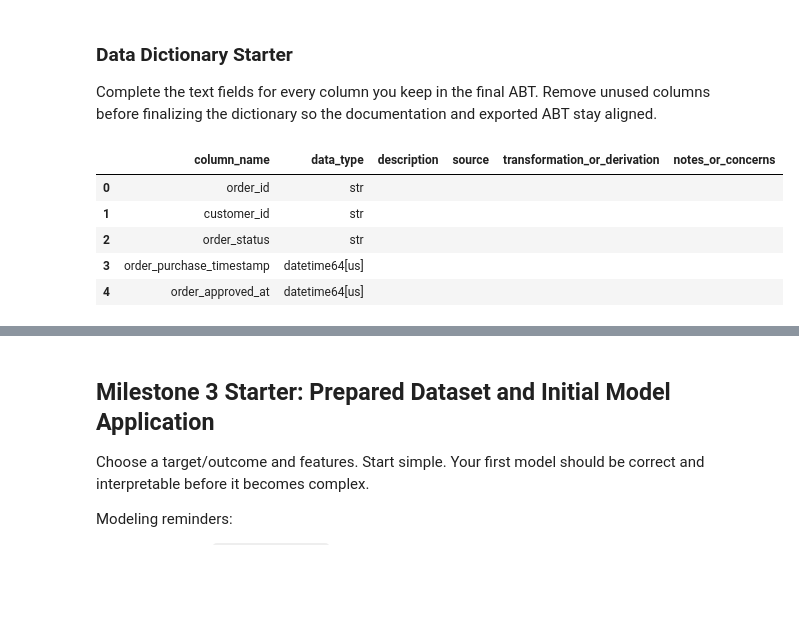
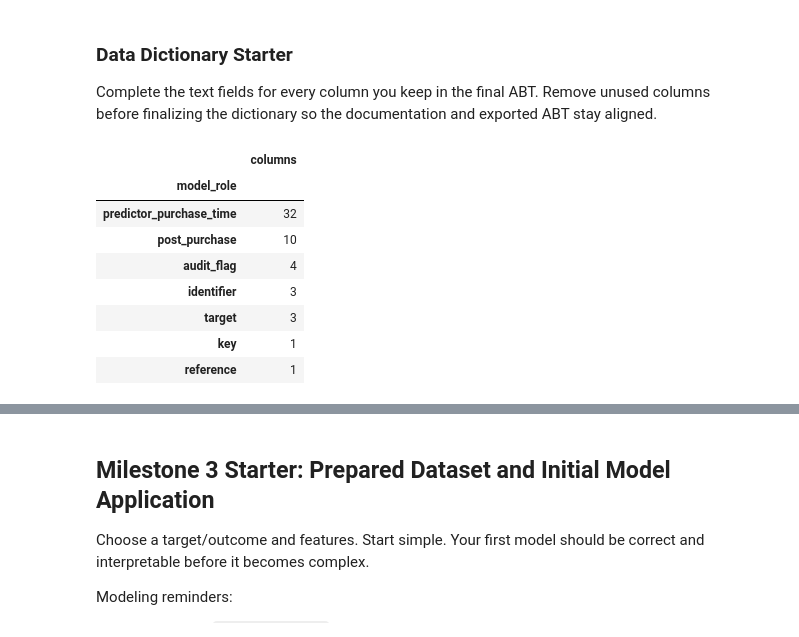
Before and after one commit to BenMLaw/ban6003-project-option-2-olist-BenMLaw, a Jupyter notebook: notebooks/olist_project_starter.ipynb, the cells around one changed output, grey strips where cells are left out. Saved outputs shown, nothing was run; the diff lists cells and outputs as text; code cells hidden in the pictures; blank space fills up the shorter version.

```diff
--- a/notebooks/olist_project_starter.ipynb
+++ b/notebooks/olist_project_starter.ipynb
@@ -687,21 +1173,88 @@ display(sql_abt_check)
 
 Complete the text fields for every column you keep in the final ABT. Remove unused columns before finalizing the dictionary so the documentation and exported ABT stay aligned.
 # %%
+D = {}  # column -> (description, source, transformation_or_derivation, model_role, notes)
+def d(col, desc, src, how, role, notes=""):
+    D[col] = (desc, src, how, role, notes)
+
+d("order_id", "Unique order identifier", "orders", "none", "key")
+d("customer_id", "Customer record attached to this order", "orders", "none", "identifier", "One per order. Not a person.")
+d("order_status", "Final status of the order at data snapshot", "orders", "strip + lowercase", "post_purchase", "Defines is_canceled. Do not use as a feature.")
+d("order_purchase_timestamp", "When the customer placed the order", "orders", "none", "reference", "Prediction time anchor.")
+d("order_approved_at", "When payment was approved", "orders", "none", "post_purchase", "0.16% missing. Happens after checkout.")
+d("order_delivered_carrier_date", "When the carrier received the package", "orders", "none", "post_purchase", "350 earlier than approval, flagged.")
+d("order_delivered_customer_date", "When the customer received the package", "orders", "none", "post_purchase", "Defines delivered_late. Missing for undelivered orders by design.")
+d("order_estimated_delivery_date", "Delivery date promised at checkout", "orders", "none", "predictor_purchase_time", "Stored at midnight, compare at date level.")
+d("flag_carrier_before_approval", "1 if carrier handoff precedes approval", "orders", "carrier date < approval date", "audit_flag", "350 rows. Kept.")
+d("flag_delivered_before_carrier", "1 if customer delivery precedes carrier handoff", "orders", "delivery date < carrier date", "audit_flag", "11 rows. Unexplained. Kept.")
+d("customer_unique_id", "Person-level customer identifier", "customers", "none", "identifier", "Use as a grouping variable for splits, never as a feature.")
+d("customer_zip_code_prefix", "Customer zip prefix (integer)", "customers", "none", "predictor_purchase_time", "Leading zeros lost in int form.")
+d("customer_zip5", "Customer zip prefix, zero padded", "customers", "astype(str).zfill(5)", "identifier", "For external cross-reference only.")
+d("customer_city", "Customer city", "customers", "strip + lowercase", "predictor_purchase_time", "High cardinality.")
+d("customer_state", "Customer state code", "customers", "strip + uppercase", "predictor_purchase_time")
+d("customer_lat", "Customer zip prefix centroid latitude", "geolocation_zip_prefix", "join on zip prefix; outside Brazil set to missing", "predictor_purchase_time", "Missing when prefix has no geo row or a bad coordinate.")
+d("customer_lng", "Customer zip prefix centroid longitude", "geolocation_zip_prefix", "join on zip prefix; outside Brazil set to missing", "predictor_purchase_time")
+d("customer_geo_source_records", "Records summarized into the geo centroid", "geolocation_zip_prefix", "join on zip prefix", "audit_flag", "Proxy for centroid reliability.")
+d("order_item_count", "Number of item rows in the order", "order_items", "count of order_item_id per order", "predictor_purchase_time", "Missing for 209 orders with no items.")
+d("product_count", "Distinct products in the order", "order_items", "nunique product_id", "predictor_purchase_time")
+d("seller_count", "Distinct sellers in the order", "order_items", "nunique seller_id", "predictor_purchase_time", "More than one seller means split shipments.")
+d("category_count", "Distinct English categories in the order", "order_items + products + translations", "nunique category", "predictor_purchase_time")
+d("seller_state_count", "Distinct seller states in the order", "order_items + sellers", "nunique seller_state", "predictor_purchase_time")
+d("item_price_total", "Sum of item prices", "order_items", "sum price per order", "predictor_purchase_time")
+d("freight_total", "Sum of freight charges", "order_items", "sum freight_value per order", "predictor_purchase_time")
+d("product_weight_total_g", "Total product weight in grams", "order_items + products", "sum product_weight_g", "predictor_purchase_time", "Sum skips missing weights.")
+d("product_weight_mean_g", "Mean product weight in grams", "order_items + products", "mean product_weight_g", "predictor_purchase_time")
+d("product_volume_mean_cm3", "Mean product volume in cm3", "order_items + products", "length*height*width, mean per order", "predictor_purchase_time")
+d("distance_km_mean", "Mean seller-to-customer distance in km", "order_items + sellers + geo", "haversine on zip prefix centroids", "predictor_purchase_time", "Missing when either end lacks coordinates.")
+d("distance_km_max", "Max seller-to-customer distance in km", "order_items + sellers + geo", "haversine on zip prefix centroids", "predictor_purchase_time")
+d("any_cross_state_seller", "1 if any item ships from a different state", "order_items + sellers + customers", "seller_state != customer_state, max per order", "predictor_purchase_time")
+d("freight_share", "Freight as a share of price plus freight", "order_items", "freight_total / (item_price_total + freight_total)", "predictor_purchase_time")
+d("primary_category", "English category of the highest-priced item", "order_items + products + translations", "item with max price per order", "predictor_purchase_time", "Untranslated kept in Portuguese; missing is unknown.")
+d("primary_seller_state", "State of the seller of the highest-priced item", "order_items + sellers", "item with max price per order", "predictor_purchase_time")
+d("payment_record_count", "Number of payment rows", "order_payments", "count per order", "predictor_purchase_time")
+d("payment_total", "Sum of payment values", "order_payments", "sum payment_value per order", "predictor_purchase_time", "Does not always equal price plus freight (see SQL q3).")
+d("payment_installments_max", "Highest installment count used", "order_payments", "max per order", "predictor_purchase_time")
+d("payment_type_count", "Distinct payment types used", "order_payments", "nunique payment_type", "predictor_purchase_time")
+d("primary_payment_type", "Payment type of payment_sequential 1", "order_payments", "filter sequential == 1", "predictor_purchase_time")
+d("used_voucher", "1 if any payment row is a voucher", "order_payments", "any payment_type == voucher", "predictor_purchase_time")
+d("any_nonpositive_payment", "1 if any payment value is 0 or less", "order_payments", "max of flag per order", "audit_flag", "2 rows in raw data. Unexplained.")
+d("review_record_count", "Number of review rows for the order", "order_reviews", "count per order", "post_purchase", "Missing for orders with no review.")
+d("review_score_mean", "Mean review score", "order_reviews", "mean per order", "post_purchase", "Do not use as a predictor of high_review_score.")
+d("review_score_min", "Lowest review score", "order_reviews", "min per order", "post_purchase")
+d("review_score_last", "Score of the latest review by answer timestamp", "order_reviews", "last by review_answer_timestamp", "post_purchase", "Defines high_review_score.")
+d("review_comment_present", "1 if any review has comment text", "order_reviews", "max of notna(comment message)", "post_purchase")
+d("purchase_month", "Month of purchase", "orders", "dt.month", "predictor_purchase_time")
+d("purchase_dayofweek", "Day of week of purchase (0 = Monday)", "orders", "dt.dayofweek", "predictor_purchase_time")
+d("purchase_hour", "Hour of purchase", "orders", "dt.hour", "predictor_purchase_time")
+d("promised_delivery_days", "Calendar days from purchase to promised date", "orders", "estimated date - purchase date", "predictor_purchase_time")
+d("delivery_days", "Calendar days from purchase to actual delivery", "orders", "delivered date - purchase date", "post_purchase", "Direct leak for delivered_late.")
+d("delivered_late", "1 if delivered after the promised date", "orders", "date-level comparison; delivered orders only", "target", "Missing for undelivered orders.")
+d("high_review_score", "1 if last review score is 4 or higher", "order_reviews", "review_score_last >= 4", "target", "Missing where no review exists.")
+d("is_canceled", "1 if canceled, 0 if delivered", "orders", "status mapping; other statuses missing", "target", "Unavailable and in-flight statuses left missing.")
+
+missing_entries = [c for c in abt.columns if c not in D]
+extra_entries = [c for c in D if c not in abt.columns]
+assert not missing_entries, f"Columns with no dictionary entry: {missing_entries}"
+assert not extra_entries, f"Dictionary entries with no ABT column: {extra_entries}"
+
 data_dictionary = pd.DataFrame({
     "column_name": abt.columns,
-    "data_type": [str(abt[column].dtype) for column in abt.columns],
-    "description": "",
-    "source": "",
-    "transformation_or_derivation": "",
-    "notes_or_concerns": "",
+    "data_type": [str(abt[c].dtype) for c in abt.columns],
+    "description": [D[c][0] for c in abt.columns],
+    "source": [D[c][1] for c in abt.columns],
+    "transformation_or_derivation": [D[c][2] for c in abt.columns],
+    "model_role": [D[c][3] for c in abt.columns],
+    "notes_or_concerns": [D[c][4] for c in abt.columns],
 })
-
-# Hint: use .loc[] to document one column at a time, following the Week 11 pattern.
-data_dictionary.head()
+display(data_dictionary["model_role"].value_counts().to_frame("columns"))
+display(data_dictionary.head(10))
 # %% [output]
-|  | column_name | data_type | description | source | transformation_or_derivation | notes_or_concerns |
-| 0 | order_id | str |  |  |  |  |
-| 1 | customer_id | str |  |  |  |  |
-| 2 | order_status | str |  |  |  |  |
-| 3 | order_purchase_timestamp | datetime64[us] |  |  |  |  |
-| 4 | order_approved_at | datetime64[us] |  |  |  |  |
+|  | columns |
+| model_role |  |
+| predictor_purchase_time | 32 |
+| post_purchase | 10 |
+| audit_flag | 4 |
+| identifier | 3 |
+| target | 3 |
+| key | 1 |
+| reference | 1 |
```
Also changed, not shown: parts of 22 cells of this notebook, 9 other files.
